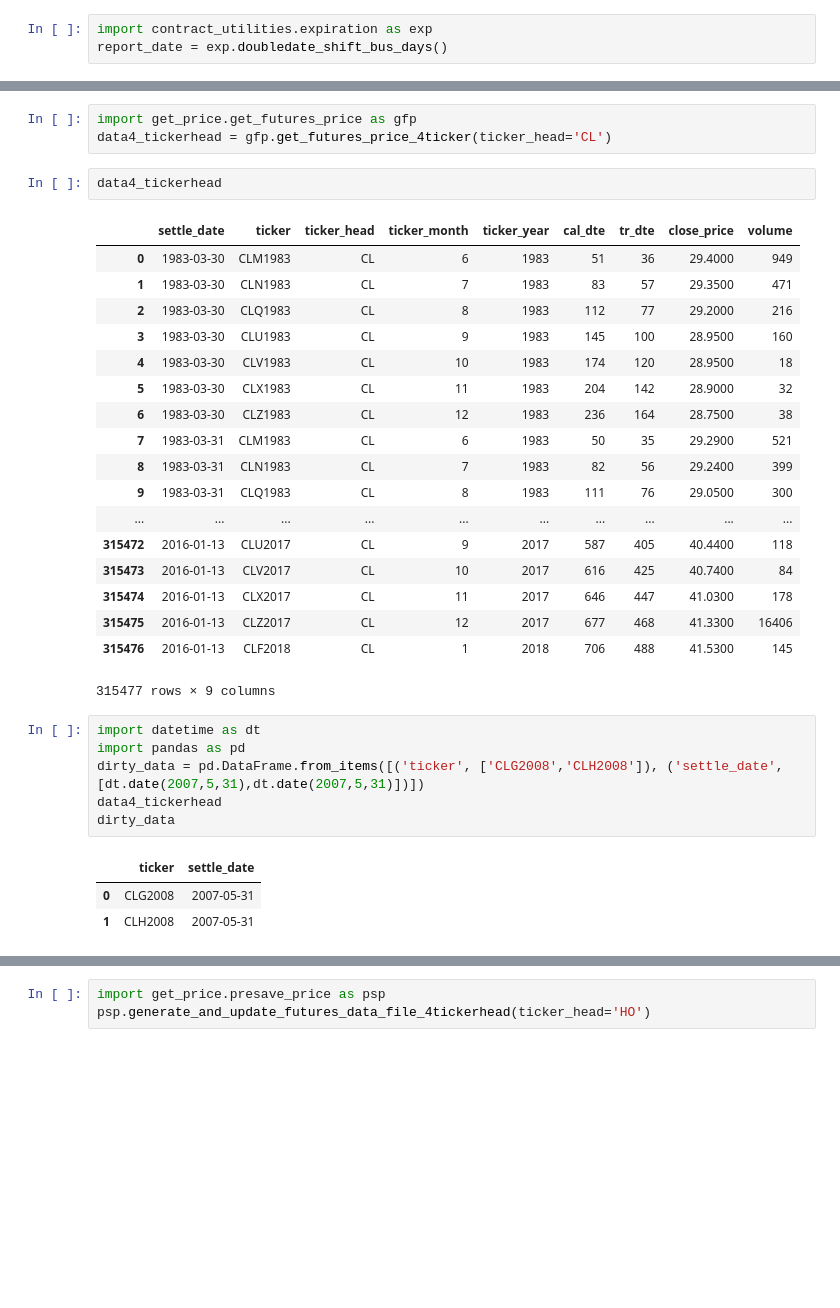
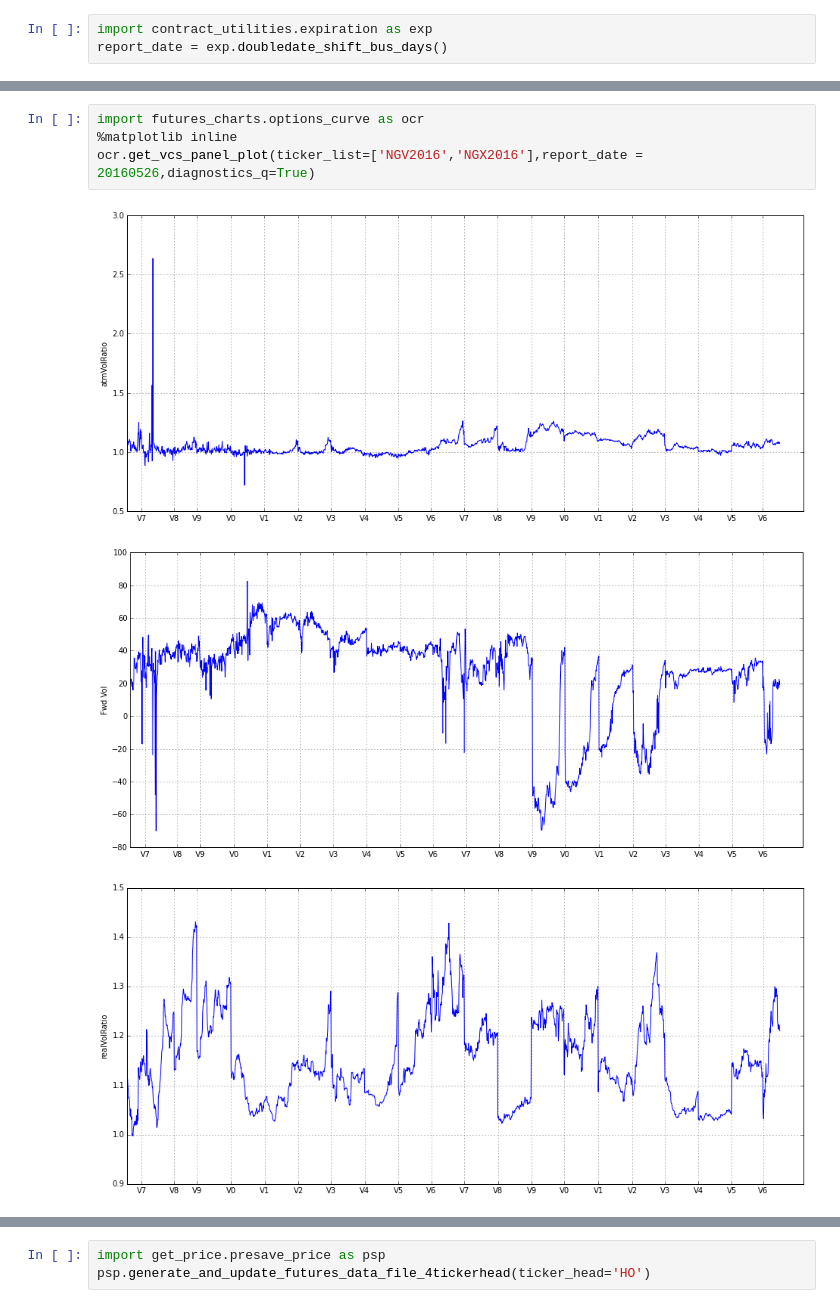
Before and after one commit to d0p34m1n3/repo_barbarossa, a Jupyter notebook: PycharmProjects/ta/analysis.ipynb, the cells around one changed output, grey strips where cells are left out. Saved outputs shown, nothing was run; the diff lists cells and outputs as text; blank space fills up the shorter version.

```diff
--- a/PycharmProjects/ta/analysis.ipynb
+++ b/PycharmProjects/ta/analysis.ipynb
@@ -92,34 +19,8 @@ array([[-0.00467772,  0.03873896],
-# %%
-import get_price.get_futures_price as gfp
-data4_tickerhead = gfp.get_futures_price_4ticker(ticker_head='CL')
-# %%
-data4_tickerhead
-# %% [output]
-|  | settle_date | ticker | ticker_head | ticker_month | ticker_year | cal_dte | tr_dte | close_price | volume |
-| 0 | 1983-03-30 | CLM1983 | CL | 6 | 1983 | 51 | 36 | 29.4000 | 949 |
-| 1 | 1983-03-30 | CLN1983 | CL | 7 | 1983 | 83 | 57 | 29.3500 | 471 |
-| 2 | 1983-03-30 | CLQ1983 | CL | 8 | 1983 | 112 | 77 | 29.2000 | 216 |
-| 3 | 1983-03-30 | CLU1983 | CL | 9 | 1983 | 145 | 100 | 28.9500 | 160 |
-| 4 | 1983-03-30 | CLV1983 | CL | 10 | 1983 | 174 | 120 | 28.9500 | 18 |
-| 5 | 1983-03-30 | CLX1983 | CL | 11 | 1983 | 204 | 142 | 28.9000 | 32 |
-| 6 | 1983-03-30 | CLZ1983 | CL | 12 | 1983 | 236 | 164 | 28.7500 | 38 |
-| 7 | 1983-03-31 | CLM1983 | CL | 6 | 1983 | 50 | 35 | 29.2900 | 521 |
-| 8 | 1983-03-31 | CLN1983 | CL | 7 | 1983 | 82 | 56 | 29.2400 | 399 |
-| 9 | 1983-03-31 | CLQ1983 | CL | 8 | 1983 | 111 | 76 | 29.0500 | 300 |
-| ... | ... | ... | ... | ... | ... | ... | ... | ... | ... |
-| 315472 | 2016-01-13 | CLU2017 | CL | 9 | 2017 | 587 | 405 | 40.4400 | 118 |
-| 315473 | 2016-01-13 | CLV2017 | CL | 10 | 2017 | 616 | 425 | 40.7400 | 84 |
-| 315474 | 2016-01-13 | CLX2017 | CL | 11 | 2017 | 646 | 447 | 41.0300 | 178 |
-| 315475 | 2016-01-13 | CLZ2017 | CL | 12 | 2017 | 677 | 468 | 41.3300 | 16406 |
-| 315476 | 2016-01-13 | CLF2018 | CL | 1 | 2018 | 706 | 488 | 41.5300 | 145 |
-315477 rows × 9 columns
-# %%
-import datetime as dt
-import pandas as pd
-dirty_data = pd.DataFrame.from_items([('ticker', ['CLG2008','CLH2008']), ('settle_date', [dt.date(2007,5,31),dt.date(2007,5,31)])])
-data4_tickerhead
-dirty_data
-# %% [output]
-|  | ticker | settle_date |
-| 0 | CLG2008 | 2007-05-31 |
-| 1 | CLH2008 | 2007-05-31 |
+# %%
+import futures_charts.options_curve as ocr
+%matplotlib inline
+ocr.get_vcs_panel_plot(ticker_list=['NGV2016','NGX2016'],report_date = 20160526,diagnostics_q=True)
+# %% [output]
+[figure, added]
+[figure, added]
+[figure, added]
```
Also changed, not shown: parts of 7 cells of this notebook, 22 other files.
